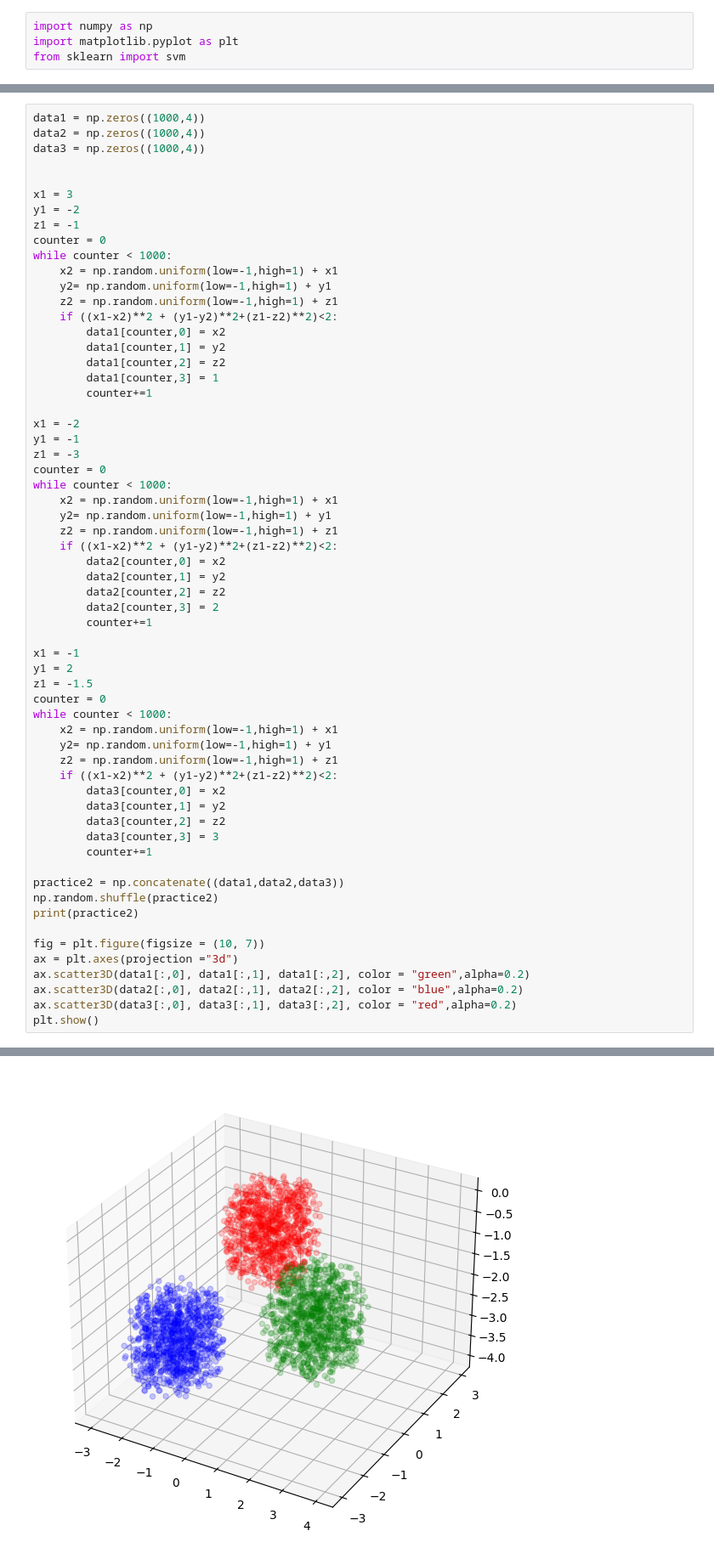
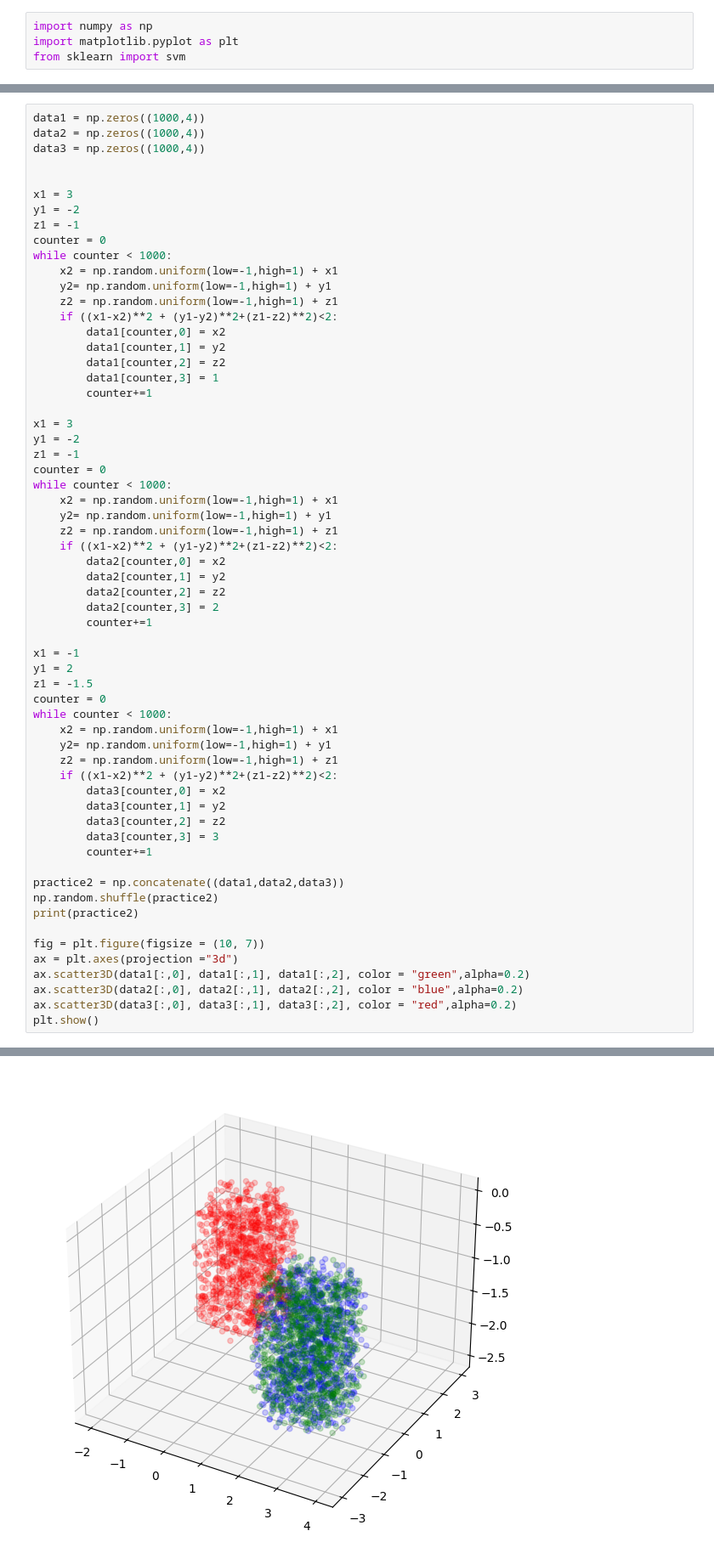
Before and after one commit to MACtion-Potential/SN_2023, a Jupyter notebook: ML Practice/brooke_practice.ipynb, the cells around one changed output, grey strips where cells are left out. Shown at 85% size. Saved outputs shown, nothing was run; the diff lists cells and outputs as text.

```diff
--- a/ML Practice/brooke_practice.ipynb
+++ b/ML Practice/brooke_practice.ipynb
@@ -66,9 +88,9 @@ while counter < 1000:
         data1[counter,3] = 1
         counter+=1
 
-x1 = -2
-y1 = -1
-z1 = -3
+x1 = 3
+y1 = -2
+z1 = -1
 counter = 0
 while counter < 1000:
     x2 = np.random.uniform(low=-1,high=1) + x1
@@ -117,4 +139,4 @@ plt.show()
-[figure, old version]
+[figure, new version]
 # %%
 datacoords = practice2[0:2500, 0:3]
 datalbls = practice2[0:2500, 3]
```
Also changed, not shown: parts of 8 cells of this notebook.
